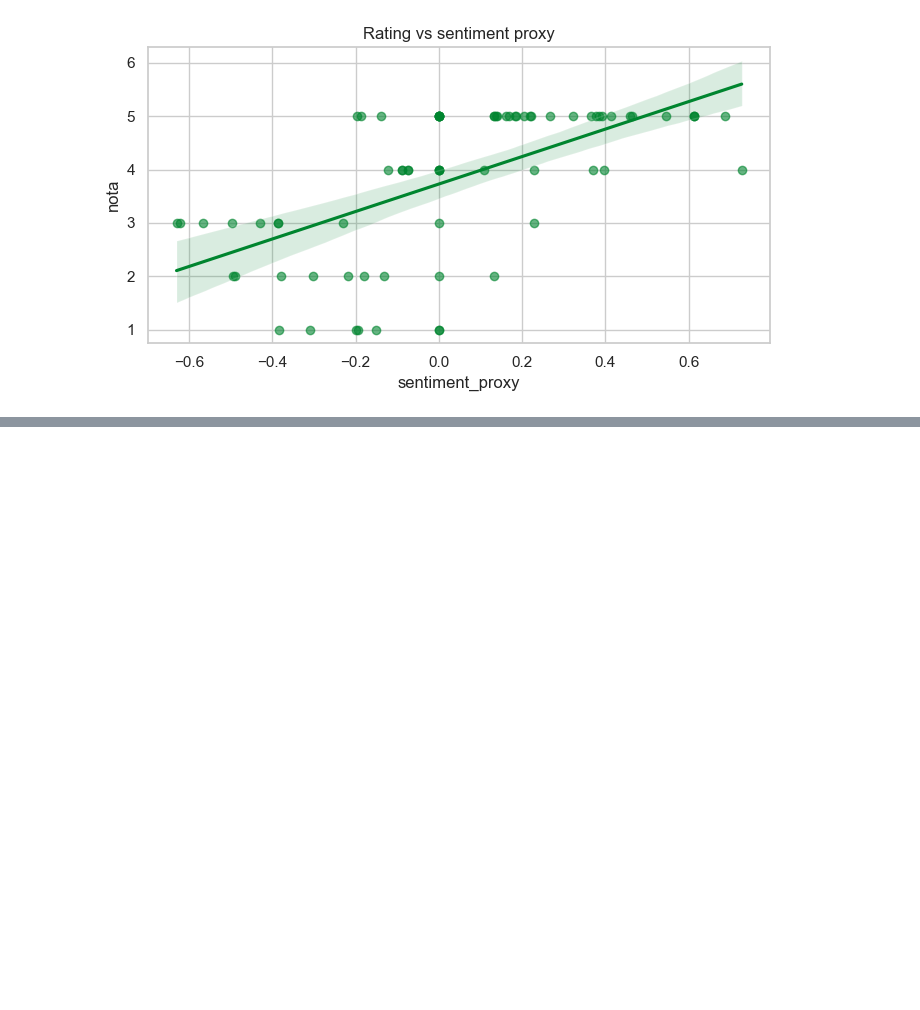
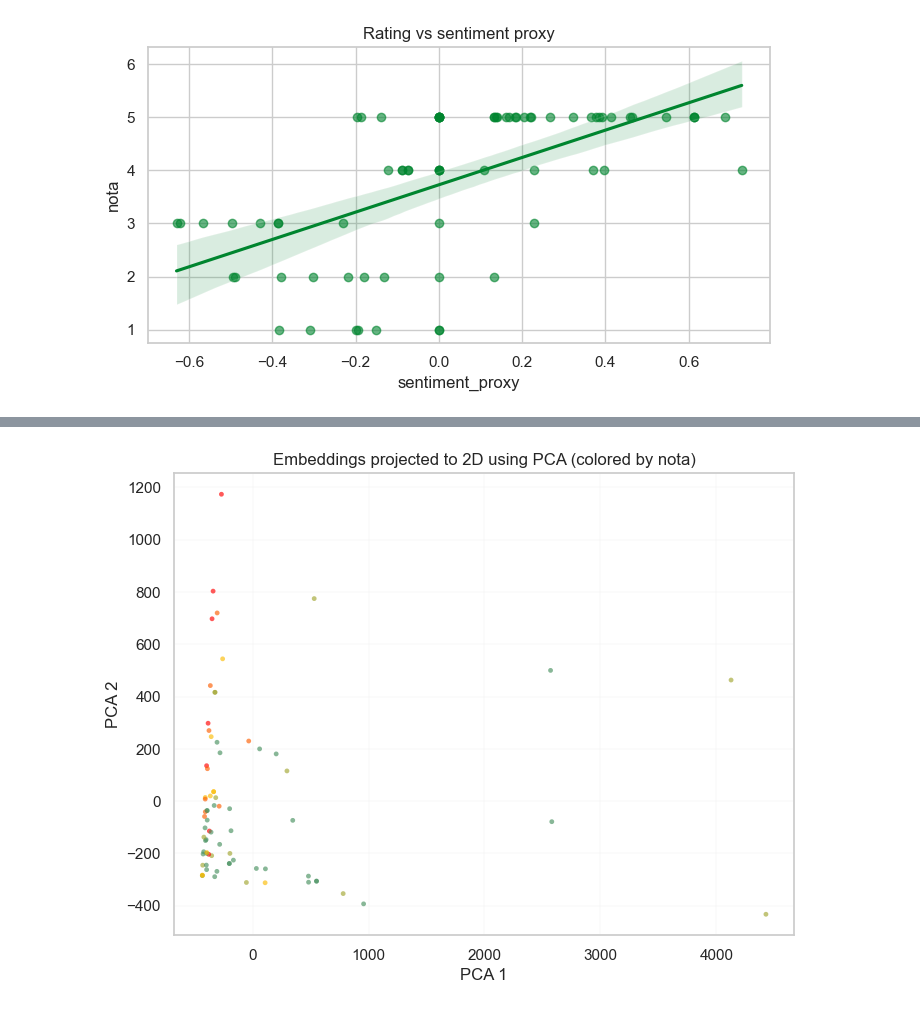
Before and after one commit to ayrtondenner/RestaurantReviewer, a Jupyter notebook: analysis.ipynb, the cells around one changed output, grey strips where cells are left out. Drawn from its saved outputs; the diff is of its cells as text; code cells hidden in the pictures; blank space fills up the shorter version.

Commit message:
Added 2D PCA plot

```diff
--- a/analysis.ipynb
+++ b/analysis.ipynb
@@ -1596,0 +1611,30 @@ plt.show()
+# %%
+# PCA scatter plot of embeddings (2D projection) — color dots by rating (red->green)
+
+required_cols = {"pca_1", "pca_2"}
+missing = required_cols - set(df.columns)
+if missing:
+    raise KeyError(f"Missing columns for PCA plot: {sorted(missing)}")
+
+if "nota" in df.columns:
+    point_colors = df["nota"].apply(grade_red_to_green).tolist()
+else:
+    point_colors = DEFAULT_COLOR
+
+plt.figure(figsize=(8, 6))
+plt.scatter(
+    df["pca_1"],
+    df["pca_2"],
+    s=12,
+    c=point_colors,
+    alpha=0.65,
+    linewidths=0,
+    edgecolors="black",
+)
+plt.xlabel("PCA 1")
+plt.ylabel("PCA 2")
+plt.title("Embeddings projected to 2D using PCA (colored by nota)")
+plt.grid(True, linewidth=0.3, alpha=0.3)
+plt.show()
+# %% [output]
+[figure, added]
```
Also changed, not shown: parts of 5 cells of this notebook.
